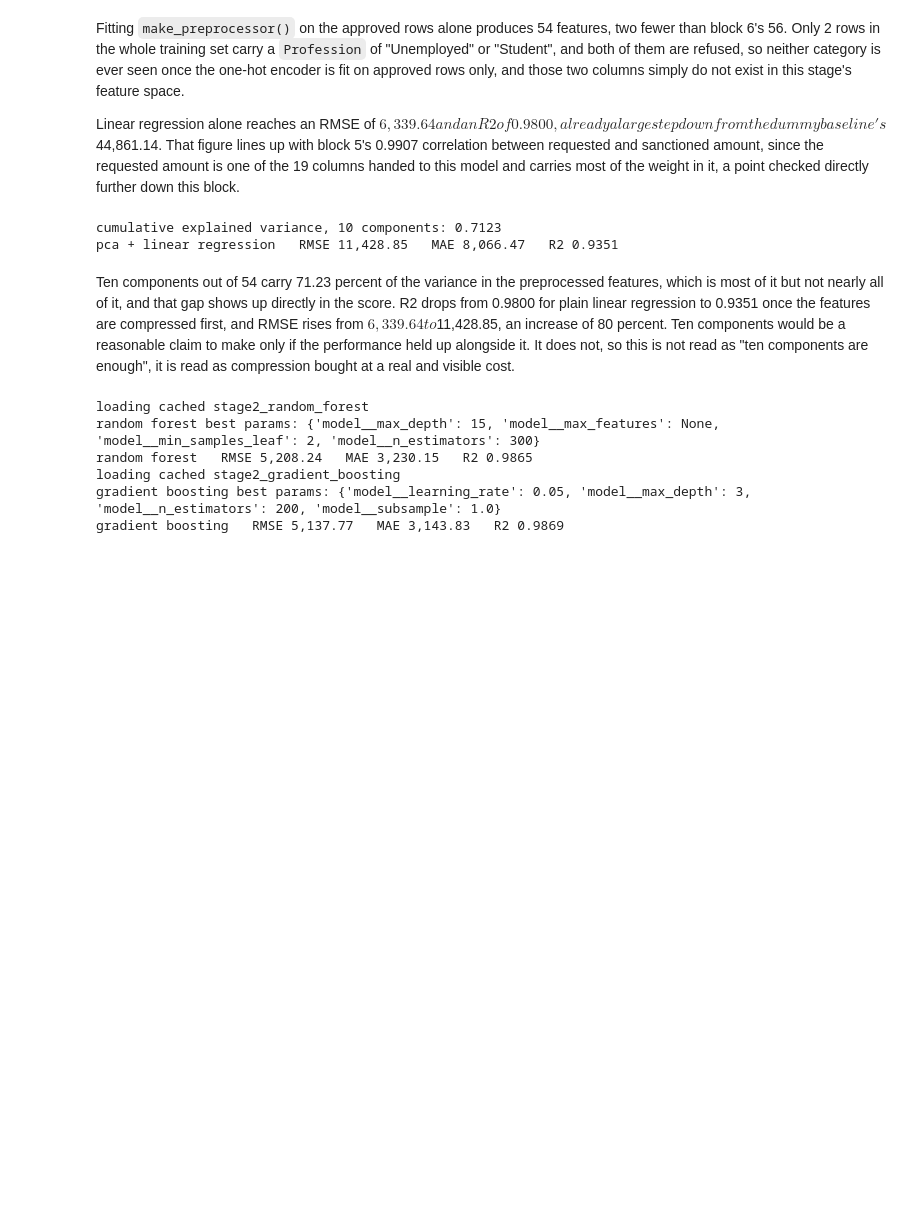
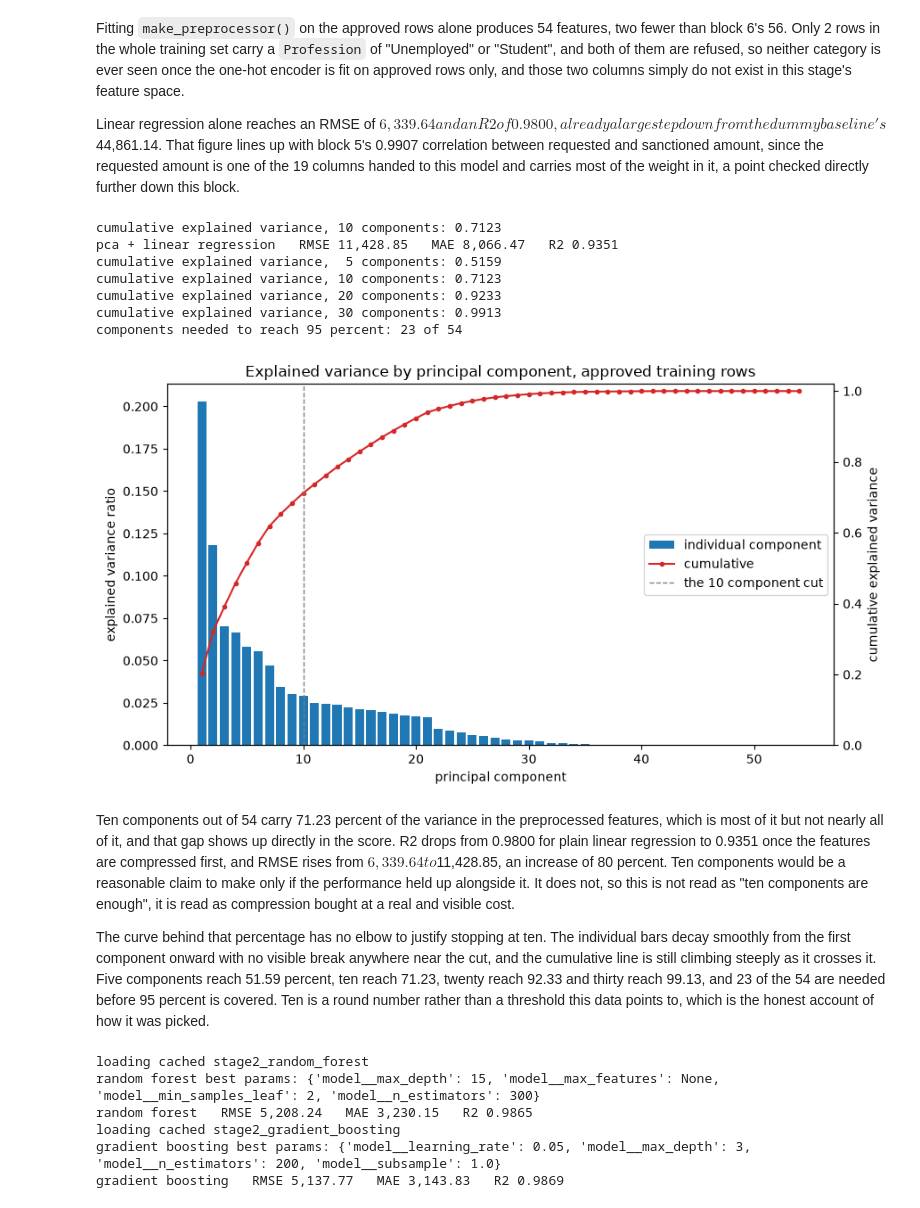
Before and after one commit to kushalkrishnappa/fai-final-project-2026, a Jupyter notebook: src/LoanSanctionAmountEstimation.ipynb, the cells around one changed output. Drawn from its saved outputs; the diff is of its cells as text; code cells hidden in the pictures; blank space fills up the shorter version.

```diff
--- a/src/LoanSanctionAmountEstimation.ipynb
+++ b/src/LoanSanctionAmountEstimation.ipynb
@@ -1272,19 +1337,57 @@ down this block.
 # %%
 from sklearn.decomposition import PCA
 
 pipe_pca = Pipeline([
     ("pre", make_preprocessor()),
     ("pca", PCA(n_components=10, random_state=RANDOM_STATE)),
     ("model", LinearRegression()),
 ])
 pipe_pca.fit(X_train_amt, y_train_amt)
 pred_pca = pipe_pca.predict(X_test_amt)
 cum_var = pipe_pca.named_steps["pca"].explained_variance_ratio_.sum()
 print(f"cumulative explained variance, 10 components: {cum_var:.4f}")
 print(f"pca + linear regression   RMSE {root_mean_squared_error(y_test_amt, pred_pca):,.2f}   MAE {mean_absolute_error(y_test_amt, pred_pca):,.2f}   R2 {r2_score(y_test_amt, pred_pca):.4f}")
+
+# The pipeline's PCA is capped at 10 components, so it only ever exposes ten
+# ratios. A scratch PCA with no cap, fit on the same preprocessed matrix, shows
+# what the curve does either side of that cut. pipe_pca itself is not touched.
+Z_train_pca = pipe_pca.named_steps["pre"].transform(X_train_amt)
+full_pca = PCA(random_state=RANDOM_STATE).fit(Z_train_pca)
+ratios = full_pca.explained_variance_ratio_
+cumulative = np.cumsum(ratios)
+for k in (5, 10, 20, 30):
+    print(f"cumulative explained variance, {k:2d} components: {cumulative[k - 1]:.4f}")
+print(f"components needed to reach 95 percent: {int(np.searchsorted(cumulative, 0.95)) + 1} of {len(ratios)}")
+
+fig, ax = plt.subplots(figsize=(9, 5))
+components = range(1, len(ratios) + 1)
+ax.bar(components, ratios, color="tab:blue", label="individual component")
+ax.set_xlabel("principal component")
+ax.set_ylabel("explained variance ratio")
+
+ax_cum = ax.twinx()
+ax_cum.plot(components, cumulative, color="tab:red", marker="o", markersize=3, label="cumulative")
+ax_cum.axvline(10, color="gray", linestyle="--", linewidth=1, label="the 10 component cut")
+ax_cum.set_ylabel("cumulative explained variance")
+ax_cum.set_ylim(0, 1.02)
+
+handles = ax.get_legend_handles_labels()[0] + ax_cum.get_legend_handles_labels()[0]
+labels = ax.get_legend_handles_labels()[1] + ax_cum.get_legend_handles_labels()[1]
+ax.legend(handles, labels, loc="center right")
+ax.set_title("Explained variance by principal component, approved training rows")
+plt.tight_layout()
+plt.savefig("../report/figures/pca_variance.png", dpi=150, bbox_inches="tight")
+plt.show()
+plt.close(fig)
 # %% [output]
 cumulative explained variance, 10 components: 0.7123
 pca + linear regression   RMSE 11,428.85   MAE 8,066.47   R2 0.9351
+cumulative explained variance,  5 components: 0.5159
+cumulative explained variance, 10 components: 0.7123
+cumulative explained variance, 20 components: 0.9233
+cumulative explained variance, 30 components: 0.9913
+components needed to reach 95 percent: 23 of 54
+[figure, added]
 # %% [markdown]
 Ten components out of 54 carry 71.23 percent of the variance in the
 preprocessed features, which is most of it but not nearly all of it, and that
@@ -1294,6 +1397,15 @@ from $6,339.64 to $11,428.85, an increase of 80 percent. Ten components would
 be a reasonable claim to make only if the performance held up alongside it.
 It does not, so this is not read as "ten components are enough", it is read
 as compression bought at a real and visible cost.
+
+The curve behind that percentage has no elbow to justify stopping at ten.
+The individual bars decay smoothly from the first component onward with no
+visible break anywhere near the cut, and the cumulative line is still
+climbing steeply as it crosses it. Five components reach 51.59 percent, ten
+reach 71.23, twenty reach 92.33 and thirty reach 99.13, and 23 of the 54 are
+needed before 95 percent is covered. Ten is a round number rather than a
+threshold this data points to, which is the honest account of how it was
+picked.
 # %%
 from sklearn.ensemble import GradientBoostingRegressor, RandomForestRegressor
 from sklearn.model_selection import GridSearchCV
```
Also changed, not shown: parts of 6 cells of this notebook, 3 other files.
